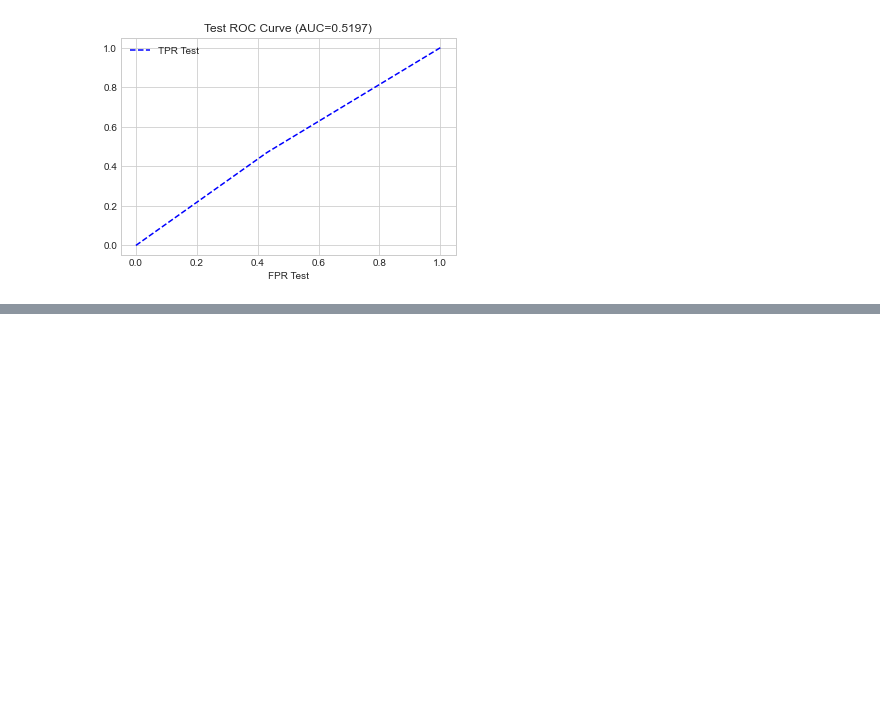
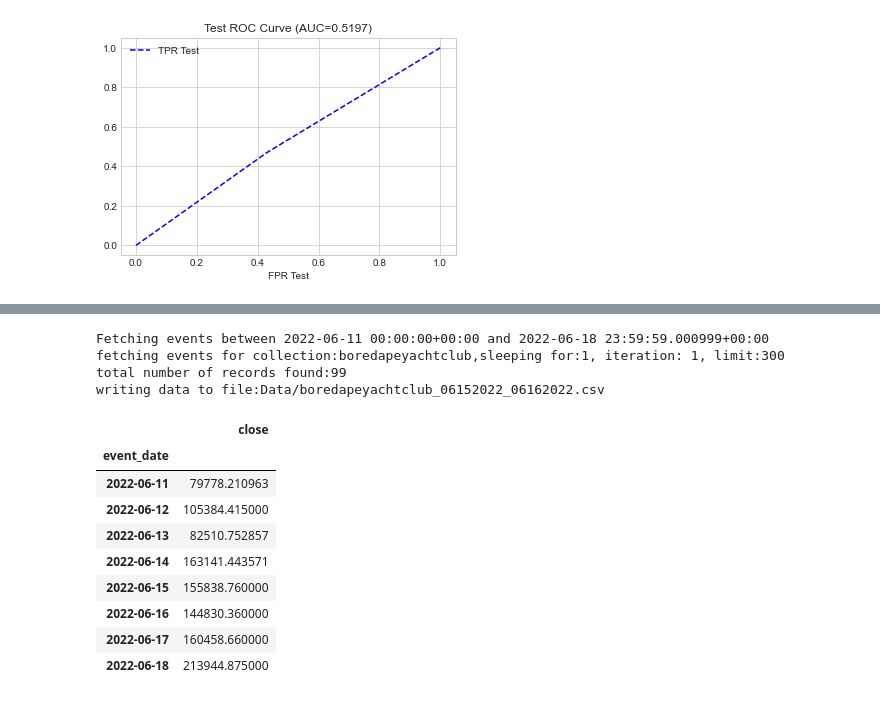
Before and after one commit to sameerlakhe/NFTSentimentAnalysis, a Jupyter notebook: NFTSentimentAnalysis.ipynb, the cells around one changed output, grey strips where cells are left out. Saved outputs shown, nothing was run; the diff lists cells and outputs as text; code cells hidden in the pictures; blank space fills up the shorter version.

Commit message:
get BAYC prices for past days from openSea and plot line chart

```diff
--- a/NFTSentimentAnalysis.ipynb
+++ b/NFTSentimentAnalysis.ipynb
@@ -845,0 +990,10 @@ roc_df_test_rnn.plot(
+# %%
+#this function writes the event data to a csv file to avoid calling the API multiple times
+# for the same date range
+def write_csv(data, file_name):
+    with open(file_name, mode='w', encoding='utf-8', newline='\n') as csv_file:
+        writer = csv.DictWriter(csv_file, fieldnames = data[0].keys())
+
+        writer.writeheader()
+        for event in data:
+            writer.writerow(event)
@@ -845,0 +1091,48 @@ roc_df_test_rnn.plot(
+# %%
+#past_number_days = 6
+
+def get_past_days_range(past_number_days):
+    past_days_range=[]
+    dt_start = datetime.datetime.now(pytz.timezone("UTC")) \
+            .replace(hour=0, minute=0, second=0, microsecond=0) \
+            .astimezone(pytz.utc)
+    previous_date_start = dt_start - datetime.timedelta(days=past_number_days)
+
+    dt_end = datetime.datetime.now(pytz.timezone("UTC")) \
+            .replace(hour=23, minute=59, second=59, microsecond=999) \
+            .astimezone(pytz.utc)
+    return previous_date_start,dt_end
+# %%
+#start_date = datetime.datetime(2022, 6, 15)
+#end_date = datetime.datetime(2022, 6, 16)
+
+start_date,end_date  = get_past_days_range(past_number_days)
+
+dataframe_dict = fetch_data_and_get_floor_sales_price(event_url,
+                                         start_date,
+                                         end_date,
+                                         event_type,
+                                         collection_slug,
+                                         limit,
+                                         file_name)
+
+df_boredapeyachtclub_orig = dataframe_dict["dataframe_orig"]
+df_boredapeyachtclub = dataframe_dict["dataframe_for_mc_sim"]
+# %% [output]
+Fetching events between 2022-06-11 00:00:00+00:00 and 2022-06-18 23:59:59.000999+00:00
+fetching events for collection:boredapeyachtclub,sleeping for:1, iteration: 1, limit:300
+total number of records found:99
+writing data to file:Data/boredapeyachtclub_06152022_06162022.csv
+# %%
+df_boredapeyachtclub_orig
+# %% [output]
+|  | close |
+| event_date |  |
+| 2022-06-11 | 79778.210963 |
+| 2022-06-12 | 105384.415000 |
+| 2022-06-13 | 82510.752857 |
+| 2022-06-14 | 163141.443571 |
+| 2022-06-15 | 155838.760000 |
+| 2022-06-16 | 144830.360000 |
+| 2022-06-17 | 160458.660000 |
+| 2022-06-18 | 213944.875000 |
```
Also changed, not shown: parts of 15 cells of this notebook, 1 other file.
